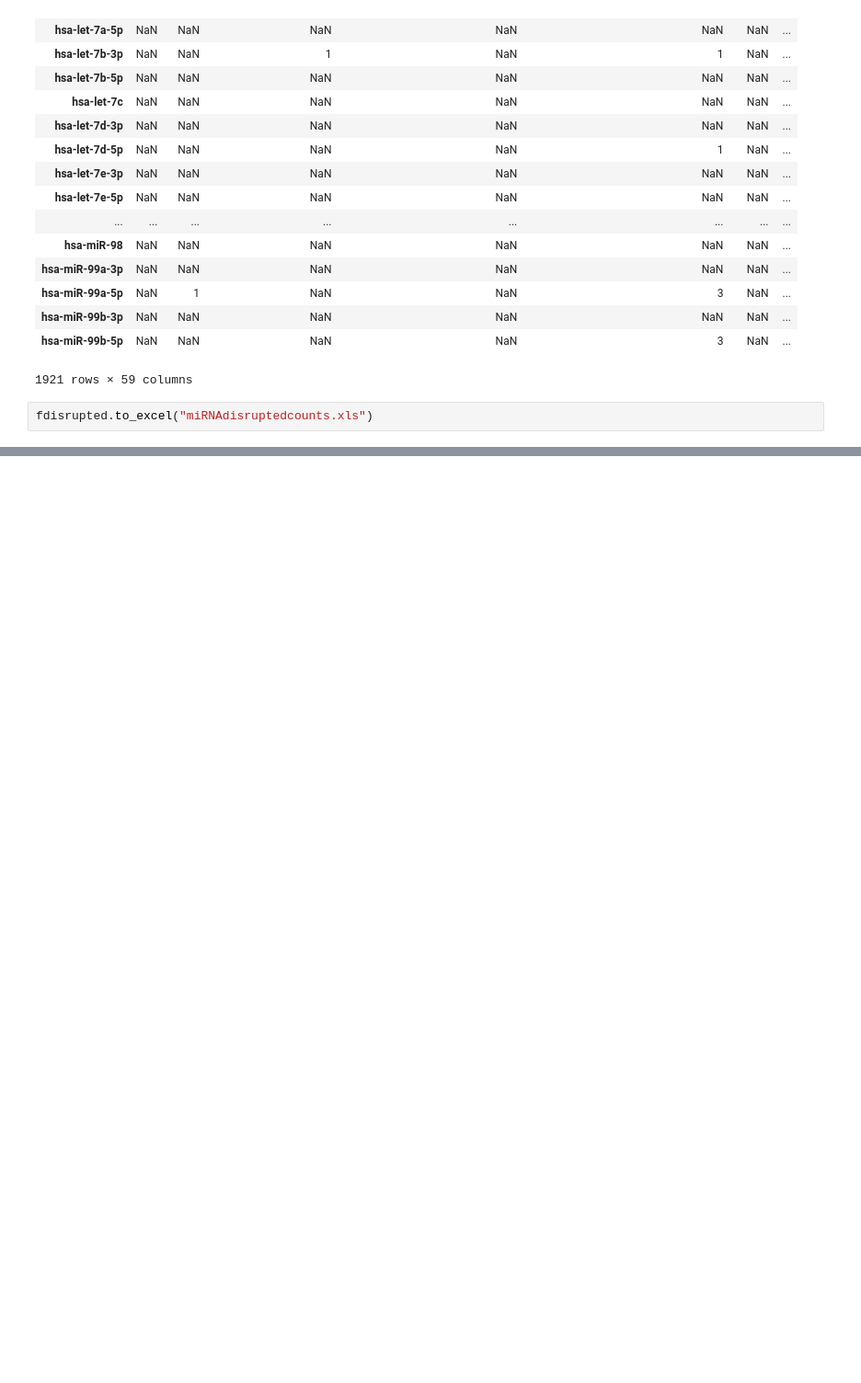
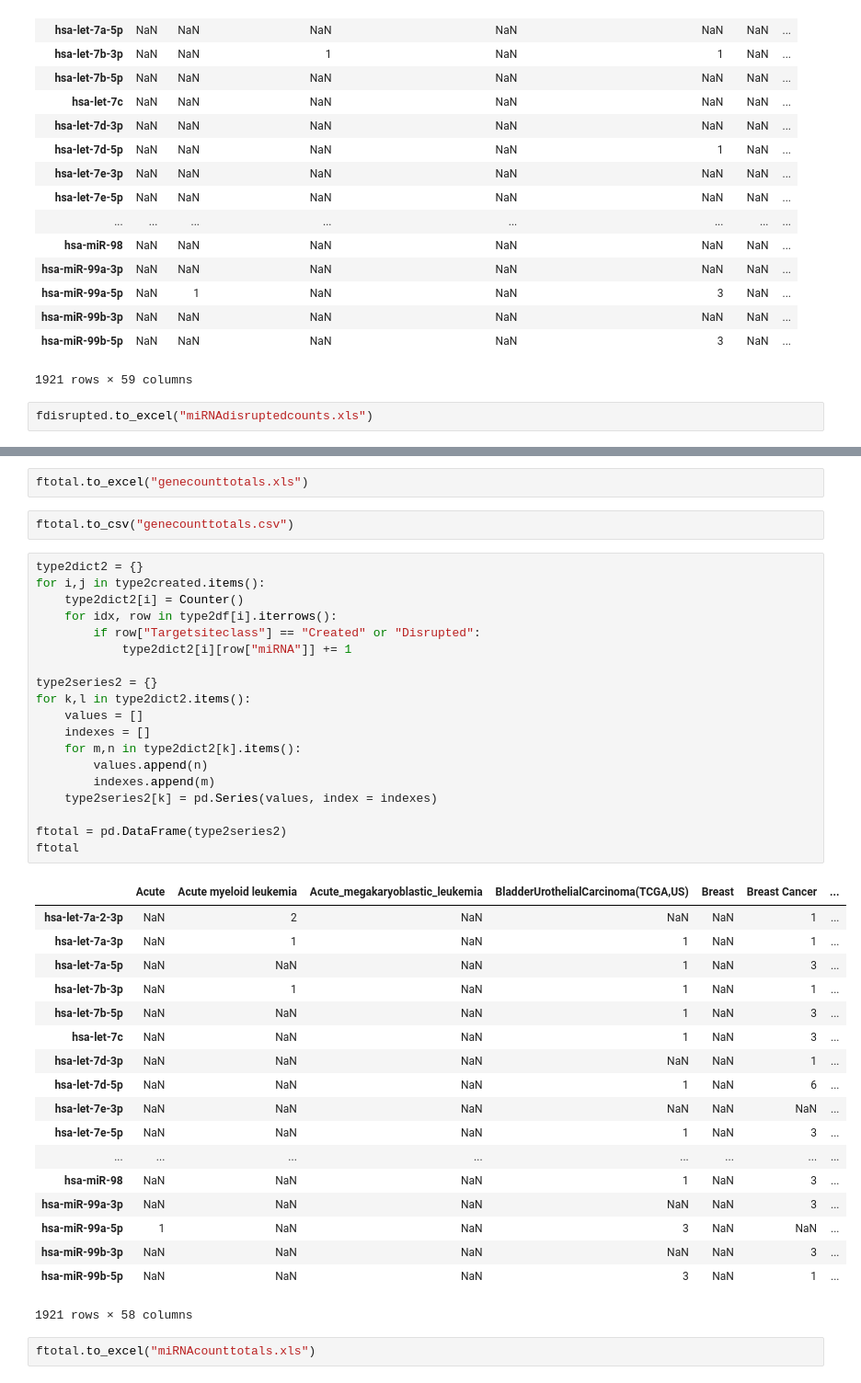
Before and after one commit to choyichen/tcga-mir-rewire, a Jupyter notebook: hw9/hw9.ipynb, the cells around one changed output, grey strips where cells are left out. Shown at 92% size. Saved outputs shown, nothing was run; the diff lists cells and outputs as text; blank space fills up the shorter version.

```diff
--- a/hw9/hw9.ipynb
+++ b/hw9/hw9.ipynb
@@ -422,0 +461,44 @@ fdisrupted.to_excel("miRNAdisruptedcounts.xls")
+# %%
+ftotal.to_excel("genecounttotals.xls")
+# %%
+ftotal.to_csv("genecounttotals.csv")
+# %%
+type2dict2 = {}
+for i,j in type2created.items():
+    type2dict2[i] = Counter()
+    for idx, row in type2df[i].iterrows():
+        if row["Targetsiteclass"] == "Created" or "Disrupted":
+            type2dict2[i][row["miRNA"]] += 1
+
+type2series2 = {}
+for k,l in type2dict2.items():
+    values = []
+    indexes = []
+    for m,n in type2dict2[k].items():
+        values.append(n)
+        indexes.append(m)
+    type2series2[k] = pd.Series(values, index = indexes)
+
+ftotal = pd.DataFrame(type2series2)
+ftotal
+# %% [output]
+|  | Acute | Acute myeloid leukemia | Acute_megakaryoblastic_leukemia | BladderUrothelialCarcinoma(TCGA,US) | Breast | Breast Cancer | ... |
+| hsa-let-7a-2-3p | NaN | 2 | NaN | NaN | NaN | 1 | ... |
+| hsa-let-7a-3p | NaN | 1 | NaN | 1 | NaN | 1 | ... |
+| hsa-let-7a-5p | NaN | NaN | NaN | 1 | NaN | 3 | ... |
+| hsa-let-7b-3p | NaN | 1 | NaN | 1 | NaN | 1 | ... |
+| hsa-let-7b-5p | NaN | NaN | NaN | 1 | NaN | 3 | ... |
+| hsa-let-7c | NaN | NaN | NaN | 1 | NaN | 3 | ... |
+| hsa-let-7d-3p | NaN | NaN | NaN | NaN | NaN | 1 | ... |
+| hsa-let-7d-5p | NaN | NaN | NaN | 1 | NaN | 6 | ... |
+| hsa-let-7e-3p | NaN | NaN | NaN | NaN | NaN | NaN | ... |
+| hsa-let-7e-5p | NaN | NaN | NaN | 1 | NaN | 3 | ... |
+| ... | ... | ... | ... | ... | ... | ... | ... |
+| hsa-miR-98 | NaN | NaN | NaN | 1 | NaN | 3 | ... |
+| hsa-miR-99a-3p | NaN | NaN | NaN | NaN | NaN | 3 | ... |
+| hsa-miR-99a-5p | 1 | NaN | NaN | 3 | NaN | NaN | ... |
+| hsa-miR-99b-3p | NaN | NaN | NaN | NaN | NaN | 3 | ... |
+| hsa-miR-99b-5p | NaN | NaN | NaN | 3 | NaN | 1 | ... |
+1921 rows × 58 columns
+# %%
+ftotal.to_excel("miRNAcounttotals.xls")
```
Also changed, not shown: parts of 1 cell of this notebook, 25 other files.
